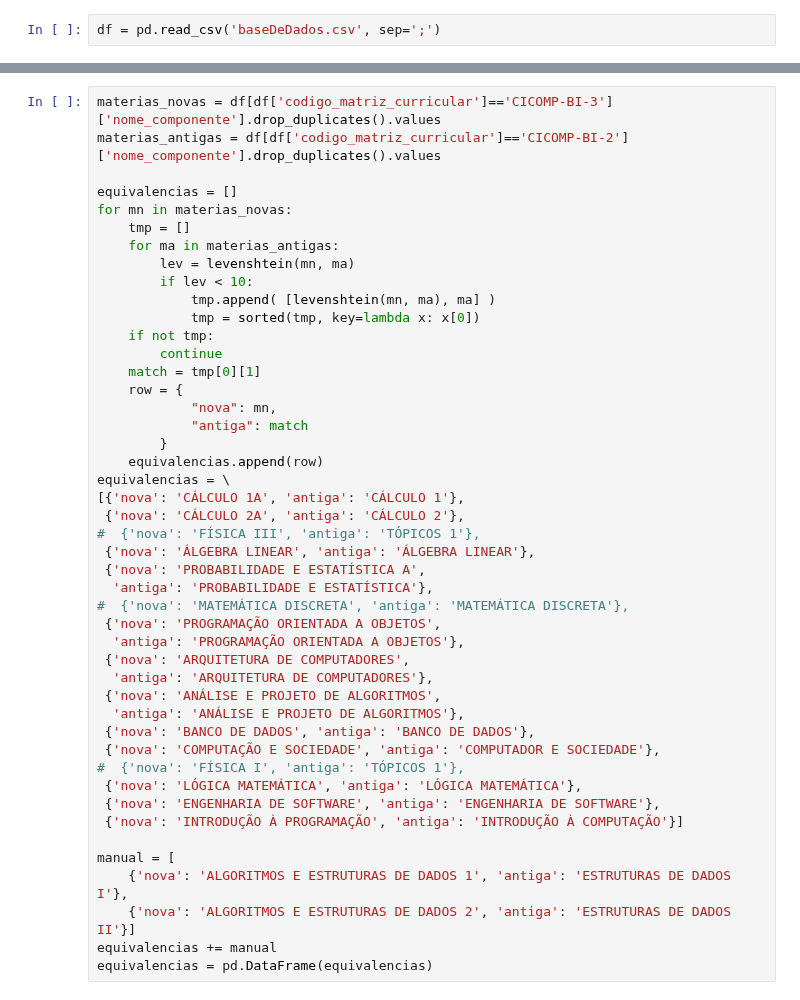
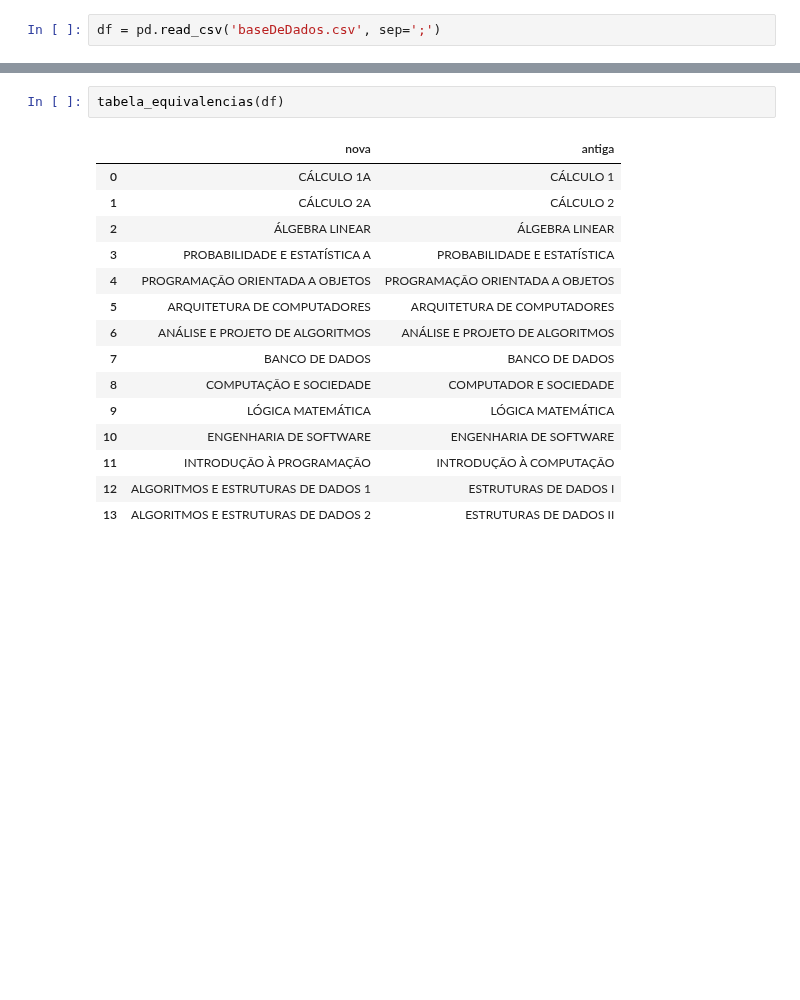
Before and after one commit to luanagbmartins/inteligencia-artificial, a Jupyter notebook: Módulo 5 - Algoritmos Genéticos/Rascunho.ipynb, the cells around one changed output, grey strips where cells are left out. Saved outputs shown, nothing was run; the diff lists cells and outputs as text; blank space fills up the shorter version.

```diff
--- a/Módulo 5 - Algoritmos Genéticos/Rascunho.ipynb
+++ b/Módulo 5 - Algoritmos Genéticos/Rascunho.ipynb
@@ -277,46 +373,18 @@ dependencias_grade_antiga = pd.DataFrame(requisitos)
-# %%
-materias_novas = df[df['codigo_matriz_curricular']=='CICOMP-BI-3']['nome_componente'].drop_duplicates().values
-materias_antigas = df[df['codigo_matriz_curricular']=='CICOMP-BI-2']['nome_componente'].drop_duplicates().values
-
-equivalencias = []
-for mn in materias_novas:
-    tmp = []
-    for ma in materias_antigas:
-        lev = levenshtein(mn, ma)
-        if lev < 10:
-            tmp.append( [levenshtein(mn, ma), ma] )
-            tmp = sorted(tmp, key=lambda x: x[0])
-    if not tmp:
-        continue
-    match = tmp[0][1]
-    row = {
-            "nova": mn,
-            "antiga": match
-        }
-    equivalencias.append(row)
-equivalencias = \
-[{'nova': 'CÁLCULO 1A', 'antiga': 'CÁLCULO 1'},
- {'nova': 'CÁLCULO 2A', 'antiga': 'CÁLCULO 2'},
-#  {'nova': 'FÍSICA III', 'antiga': 'TÓPICOS 1'},
- {'nova': 'ÁLGEBRA LINEAR', 'antiga': 'ÁLGEBRA LINEAR'},
- {'nova': 'PROBABILIDADE E ESTATÍSTICA A',
-  'antiga': 'PROBABILIDADE E ESTATÍSTICA'},
-#  {'nova': 'MATEMÁTICA DISCRETA', 'antiga': 'MATEMÁTICA DISCRETA'},
- {'nova': 'PROGRAMAÇÃO ORIENTADA A OBJETOS',
-  'antiga': 'PROGRAMAÇÃO ORIENTADA A OBJETOS'},
- {'nova': 'ARQUITETURA DE COMPUTADORES',
-  'antiga': 'ARQUITETURA DE COMPUTADORES'},
- {'nova': 'ANÁLISE E PROJETO DE ALGORITMOS',
-  'antiga': 'ANÁLISE E PROJETO DE ALGORITMOS'},
- {'nova': 'BANCO DE DADOS', 'antiga': 'BANCO DE DADOS'},
- {'nova': 'COMPUTAÇÃO E SOCIEDADE', 'antiga': 'COMPUTADOR E SOCIEDADE'},
-#  {'nova': 'FÍSICA I', 'antiga': 'TÓPICOS 1'},
- {'nova': 'LÓGICA MATEMÁTICA', 'antiga': 'LÓGICA MATEMÁTICA'},
- {'nova': 'ENGENHARIA DE SOFTWARE', 'antiga': 'ENGENHARIA DE SOFTWARE'},
- {'nova': 'INTRODUÇÃO À PROGRAMAÇÃO', 'antiga': 'INTRODUÇÃO À COMPUTAÇÃO'}]
-
-manual = [
-    {'nova': 'ALGORITMOS E ESTRUTURAS DE DADOS 1', 'antiga': 'ESTRUTURAS DE DADOS I'},
-    {'nova': 'ALGORITMOS E ESTRUTURAS DE DADOS 2', 'antiga': 'ESTRUTURAS DE DADOS II'}]
-equivalencias += manual
-equivalencias = pd.DataFrame(equivalencias)
+# %%
+tabela_equivalencias(df)
+# %% [output]
+|  | nova | antiga |
+| 0 | CÁLCULO 1A | CÁLCULO 1 |
+| 1 | CÁLCULO 2A | CÁLCULO 2 |
+| 2 | ÁLGEBRA LINEAR | ÁLGEBRA LINEAR |
+| 3 | PROBABILIDADE E ESTATÍSTICA A | PROBABILIDADE E ESTATÍSTICA |
+| 4 | PROGRAMAÇÃO ORIENTADA A OBJETOS | PROGRAMAÇÃO ORIENTADA A OBJETOS |
+| 5 | ARQUITETURA DE COMPUTADORES | ARQUITETURA DE COMPUTADORES |
+| 6 | ANÁLISE E PROJETO DE ALGORITMOS | ANÁLISE E PROJETO DE ALGORITMOS |
+| 7 | BANCO DE DADOS | BANCO DE DADOS |
+| 8 | COMPUTAÇÃO E SOCIEDADE | COMPUTADOR E SOCIEDADE |
+| 9 | LÓGICA MATEMÁTICA | LÓGICA MATEMÁTICA |
+| 10 | ENGENHARIA DE SOFTWARE | ENGENHARIA DE SOFTWARE |
+| 11 | INTRODUÇÃO À PROGRAMAÇÃO | INTRODUÇÃO À COMPUTAÇÃO |
+| 12 | ALGORITMOS E ESTRUTURAS DE DADOS 1 | ESTRUTURAS DE DADOS I |
+| 13 | ALGORITMOS E ESTRUTURAS DE DADOS 2 | ESTRUTURAS DE DADOS II |
```
Also changed, not shown: parts of 12 cells of this notebook.
